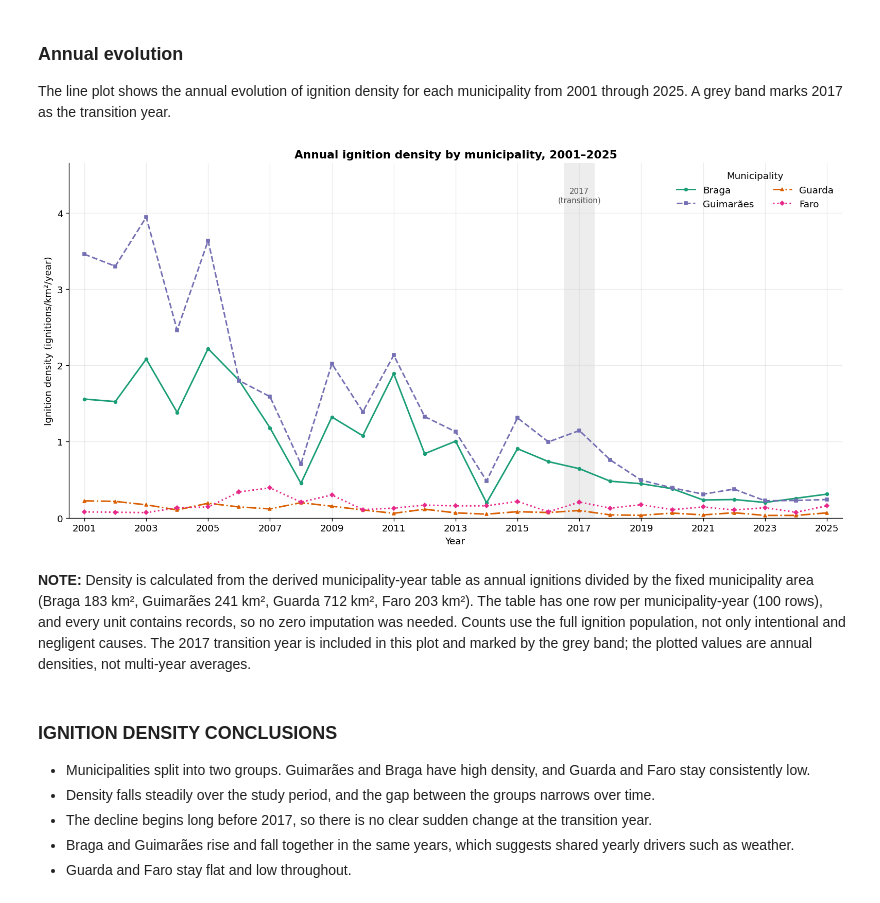
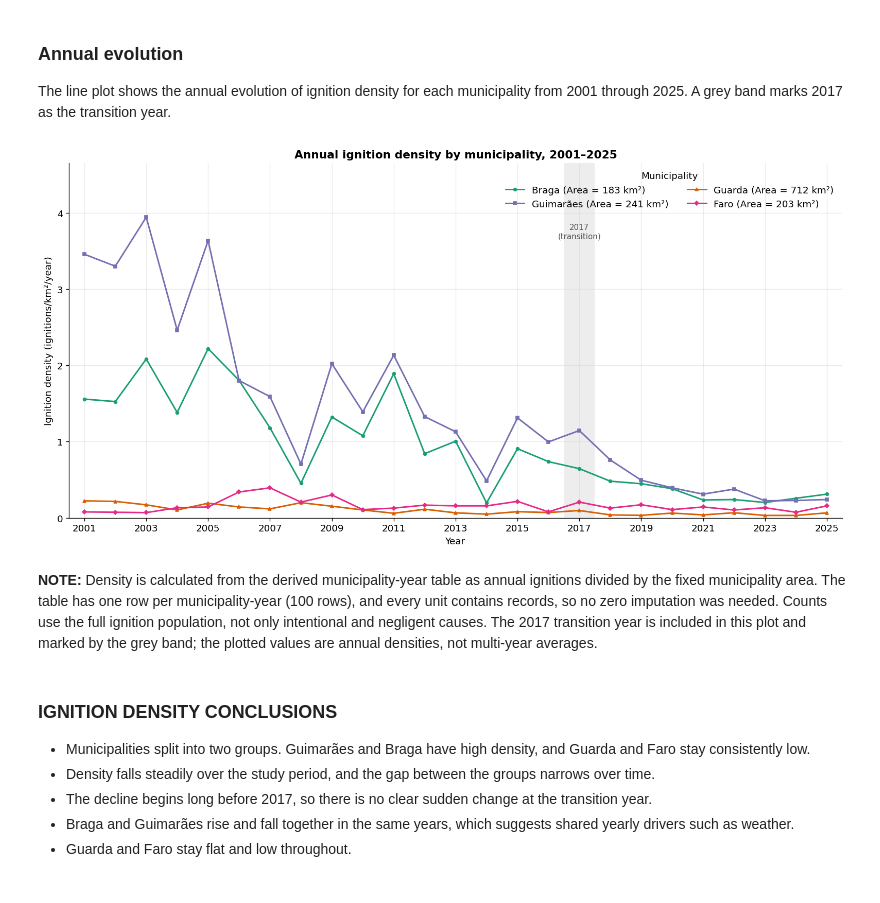
Before and after one commit to Rodrigosoares124/TEAM07-FCED, a Jupyter notebook: 00_scope_definition.ipynb, the cells around one changed output. Saved outputs shown, nothing was run; the diff lists cells and outputs as text; code cells hidden in the pictures.

Commit message:
hour of day grouped; straight lines in line plots; area info on the last plot if the vizualiz section

```diff
--- a/00_scope_definition.ipynb
+++ b/00_scope_definition.ipynb
@@ -249,6 +250,16 @@ hour_from_hora = pd.to_numeric(scoped_data["HORA"], errors="coerce")
 valid_hora = hour_from_hora.between(0, 23) & hour_from_hora.mod(1).eq(0)
 hour_from_hora = hour_from_hora.where(valid_hora).astype("Int64")
 scoped_data["HOUR_OF_DAY"] = hour_from_alert.fillna(hour_from_hora)
+
+# Aggregate the hour into four ordered six-hour periods. This keeps enough
+# observations per bar for the before-and-after comparison.
+TIME_OF_DAY_PERIODS = ["MADRUGADA", "MANHÃ", "TARDE", "NOITE"]
+TIME_OF_DAY_BINS = [-1, 5, 11, 17, 23]
+scoped_data["TIME_OF_DAY_PERIOD"] = pd.cut(
+    scoped_data["HOUR_OF_DAY"].astype("Float64"),
+    bins=TIME_OF_DAY_BINS,
+    labels=TIME_OF_DAY_PERIODS,
+)
 
 # Audit the extraction and the agreement with the original HORA field.
 hour_comparable = hour_from_alert.notna() & hour_from_hora.notna()
@@ -287,6 +298,12 @@ scoped_data["PERIOD"] = pd.cut(
 )
 
 scoped_data[
-    ["ANALYSIS_YEAR", "HOUR_OF_DAY", "INTERVENTION_TIME_MINUTES", "PERIOD"]
+    [
+        "ANALYSIS_YEAR",
+        "HOUR_OF_DAY",
+        "TIME_OF_DAY_PERIOD",
+        "INTERVENTION_TIME_MINUTES",
+        "PERIOD",
+    ]
 ].head()
 # %% [output]
@@ -355,6 +372,7 @@ required_columns = [
     "ANALYSIS_YEAR",                 # analysis year
     "DATAHORAALERTA",                # alert date and time
     "HOUR_OF_DAY",                   # hour of the ignition alert (0-23)
+    "TIME_OF_DAY_PERIOD",            # six-hour period derived from the hour
     "DATAHORA_PRIMEIRAINTERVENCAO",  # first intervention date and time
     "DATAHORA_EXTINCAO",             # extinction date and time
     "CAUSE",                         # normalized cause description
@@ -843,7 +842,7 @@ for municipality in MUNICIPALITIES:
         annual_series.index,
         annual_series[municipality],
         color=MUNICIPALITY_COLORS[municipality],
-        linestyle=MUNICIPALITY_LINESTYLES[municipality],
+        linestyle="-",
         marker=MUNICIPALITY_MARKERS[municipality],
         markersize=3.5,
         linewidth=1.8,
@@ -857,7 +856,7 @@ annual_max = annual_series.max().max()
 ax.axvspan(2016.5, 2017.5, color="#D9D9D9", alpha=0.45, linewidth=0)
 ax.text(
     2017,
-    annual_max * 1.10,
+    annual_max * 0.98,
     "2017\n(transition)",
     ha="center",
     va="top",
@@ -2318,39 +2384,42 @@ for municipality in MUNICIPALITIES:
     ax.plot(
         series["ANALYSIS_YEAR"],
         series["IGNITION_DENSITY_IGNITIONS_KM2_YEAR"],
         color=MUNICIPALITY_COLORS[municipality],
-        linestyle=MUNICIPALITY_LINESTYLES[municipality],
+        linestyle="-",
         marker=MUNICIPALITY_MARKERS[municipality],
         markersize=3.5,
         linewidth=1.8,
-        label=MUNICIPALITY_LABELS[municipality],
+        label=(
+            f"{MUNICIPALITY_LABELS[municipality]} "
+            f"(Area = {MUNICIPALITIES_AREA_KM2[municipality]:,} km²)"
+        ),
     )
 
 ax.axvspan(2016.5, 2017.5, color="#D9D9D9", alpha=0.45, linewidth=0)
 ax.text(
     2017,
-    density_max * 1.10,
+    density_max * 0.98,
     "2017\n(transition)",
     ha="center",
     va="top",
     fontsize=9,
     color="#555555",
 )
 ax.set_xticks(list(range(2001, 2026, 2)))
 ax.set_xlim(2000.5, 2025.5)
 ax.set_ylim(0, density_max * 1.18)
 ax.set_xlabel("Year")
 ax.set_ylabel("Ignition density (ignitions/km²/year)")
 ax.set_title("Annual ignition density by municipality, 2001–2025")
 ax.grid(axis="y", alpha=0.25)
 ax.set_axisbelow(True)
 ax.legend(title="Municipality", loc="upper right", ncol=2)
 plt.show()
 plt.close(fig)
 # %% [output]
-[figure, old version]
+[figure, new version]
 # %% [markdown]
-**NOTE:** Density is calculated from the derived municipality-year table as annual ignitions divided by the fixed municipality area (Braga 183 km², Guimarães 241 km², Guarda 712 km², Faro 203 km²). The table has one row per municipality-year (100 rows), and every unit contains records, so no zero imputation was needed. Counts use the full ignition population, not only intentional and negligent causes. The 2017 transition year is included in this plot and marked by the grey band; the plotted values are annual densities, not multi-year averages.
+**NOTE:** Density is calculated from the derived municipality-year table as annual ignitions divided by the fixed municipality area. The table has one row per municipality-year (100 rows), and every unit contains records, so no zero imputation was needed. Counts use the full ignition population, not only intentional and negligent causes. The 2017 transition year is included in this plot and marked by the grey band; the plotted values are annual densities, not multi-year averages.
 # %% [markdown]
 ### IGNITION DENSITY CONCLUSIONS
 
```
Also changed, not shown: parts of 24 cells of this notebook.
